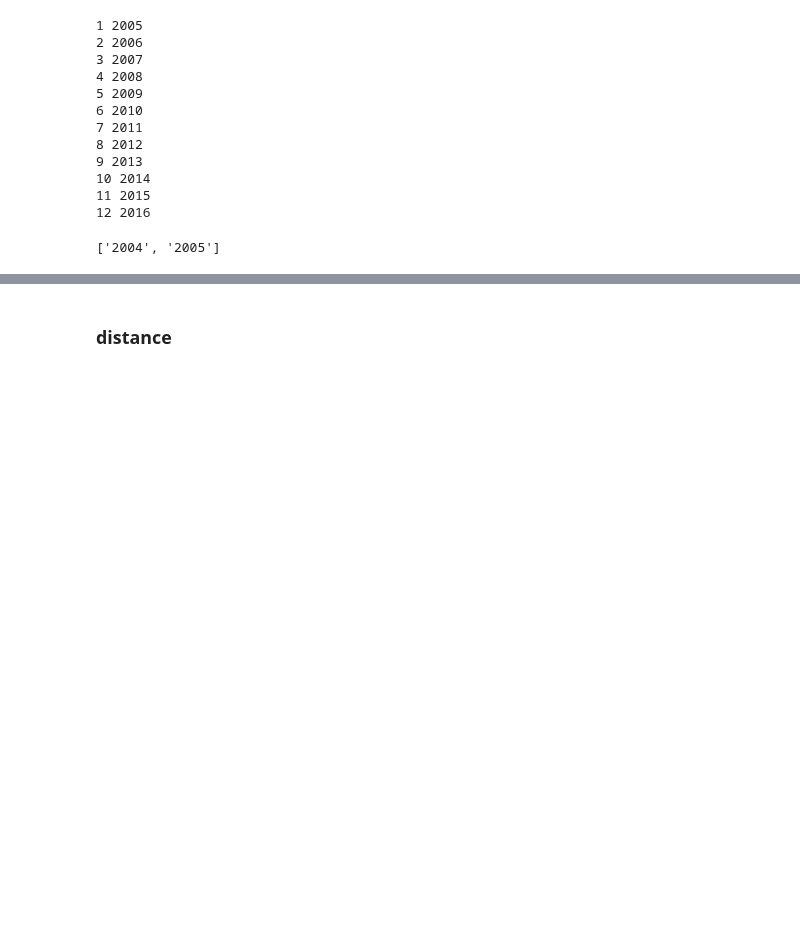
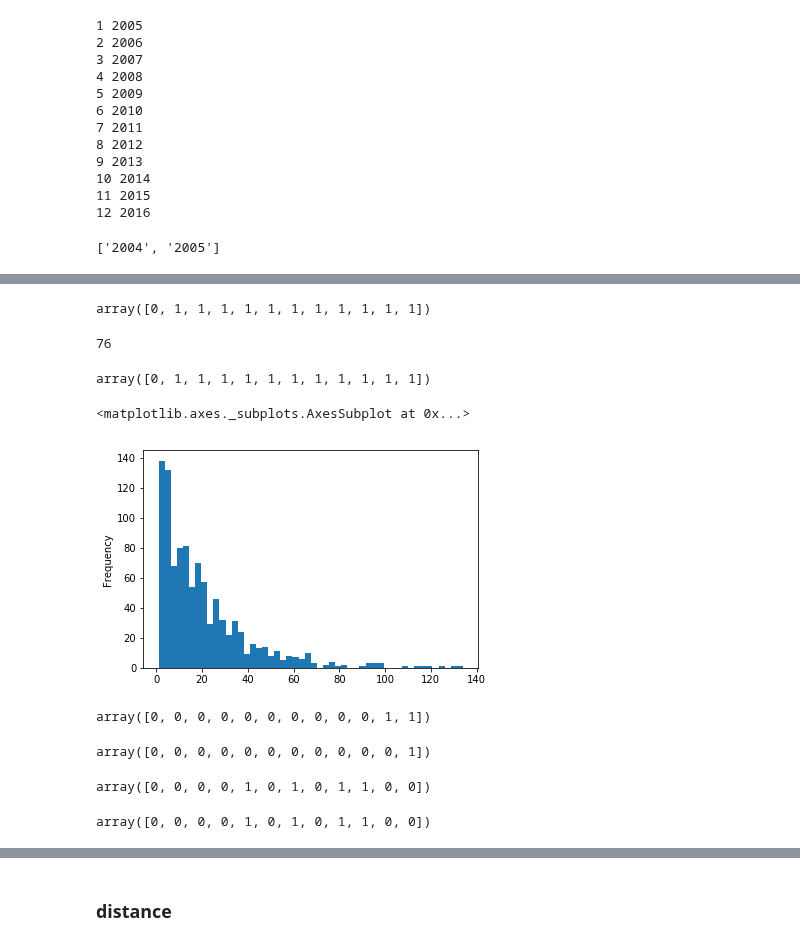
Before and after one commit to Edderic/mics-whales, a Jupyter notebook: mics-whales-pyabc.ipynb, the cells around one changed output, grey strips where cells are left out. Saved outputs shown, nothing was run; the diff lists cells and outputs as text; code cells hidden in the pictures; blank space fills up the shorter version.

```diff
--- a/mics-whales-pyabc.ipynb
+++ b/mics-whales-pyabc.ipynb
@@ -417,0 +423,5 @@ YEARS
+# %%
+possible_alive = (ages >= 0) * 1
+possible_alive
+# %% [output]
+array([0, 1, 1, 1, 1, 1, 1, 1, 1, 1, 1, 1])
@@ -417,0 +430,5 @@ YEARS
+# %%
+death_index = earliest_possible_alive_index + np.random.geometric(p=0.02)
+death_index
+# %% [output]
+76
@@ -417,0 +438,29 @@ YEARS
+# %%
+possible_alive
+# %% [output]
+array([0, 1, 1, 1, 1, 1, 1, 1, 1, 1, 1, 1])
+# %%
+pd.Series(np.random.geometric(p=0.05, size=1000)).plot.hist(bins=50)
+# %% [output]
+<matplotlib.axes._subplots.AxesSubplot at 0x...>
+[figure, added]
+# %%
+repr_actives = (ages >= 9) * possible_alive
+repr_actives
+# %% [output]
+array([0, 0, 0, 0, 0, 0, 0, 0, 0, 0, 1, 1])
+# %%
+births = repr_actives * np.random.binomial(n=1, p=0.5, size=12)
+births
+# %% [output]
+array([0, 0, 0, 0, 0, 0, 0, 0, 0, 0, 0, 1])
+# %%
+detects = possible_alive * np.random.binomial(n=1, p=0.5, size=12)
+detects
+# %% [output]
+array([0, 0, 0, 0, 1, 0, 1, 0, 1, 1, 0, 0])
+# %%
+counts = detects + detects * births
+counts
+# %% [output]
+array([0, 0, 0, 0, 1, 0, 1, 0, 1, 1, 0, 0])
```
Also changed, not shown: parts of 19 cells of this notebook.
